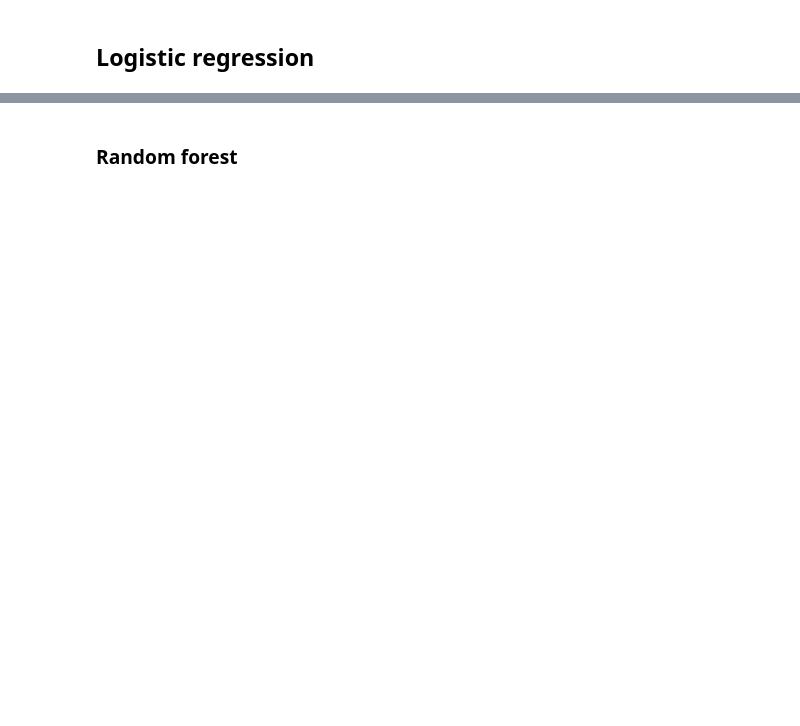
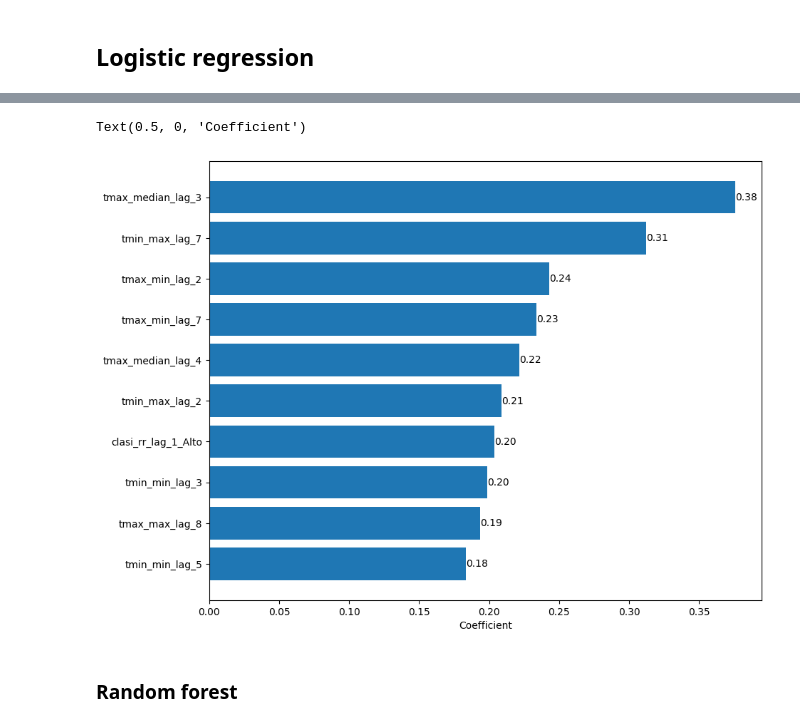
Before and after one commit to artisticlimon/dengue-model, a Jupyter notebook: models/baseline_rr_classi.ipynb, the cells around one changed output, grey strips where cells are left out. Cells and saved outputs as stored; diff of their text form; code cells hidden in the pictures; blank space fills up the shorter version.

```diff
--- a/models/baseline_rr_classi.ipynb
+++ b/models/baseline_rr_classi.ipynb
@@ -99,0 +137,8 @@ ConfusionMatrixDisplay(confusion_matrix=cnf_matrix_reg).plot()
+# %%
+coef_df = pd.DataFrame({"Feature": X_train.columns, "Coefficient": reg.coef_[0]})
+sd = pd.DataFrame({"Feature": X_train.columns, "Std": X_train_scaled.std()})
+coef_df = coef_df.merge(sd, on = "Feature")
+coef_df["Coefficient_std"] = coef_df["Coefficient"] * coef_df["Std"]
+coef_reg_sorted = coef_df.sort_values(by = "Coefficient_std", ascending=False)
+
+coef_reg_sorted
@@ -100,3 +159,12 @@ ConfusionMatrixDisplay(confusion_matrix=cnf_matrix_reg).plot()
+# %%
+fig, ax = plt.subplots(figsize=(10, 8))
+coef_reg_sorted = coef_df.sort_values(by = "Coefficient_std", ascending=True)
+ax.barh(coef_reg_sorted["Feature"].tail(10), coef_reg_sorted["Coefficient_std"].tail(10))
+ax.bar_label(ax.containers[0], fmt='%.2f')
+ax.set_xlabel("Coefficient")
+# %% [output]
+Text(0.5, 0, 'Coefficient')
+[figure, added]
 # %% [markdown]
 ### Random forest
 # %%
```
Also changed, not shown: parts of 20 cells of this notebook.
